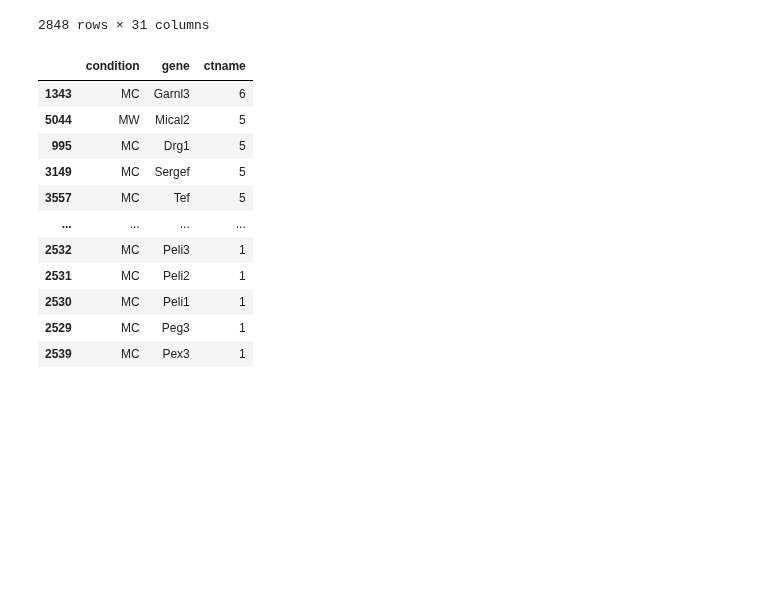
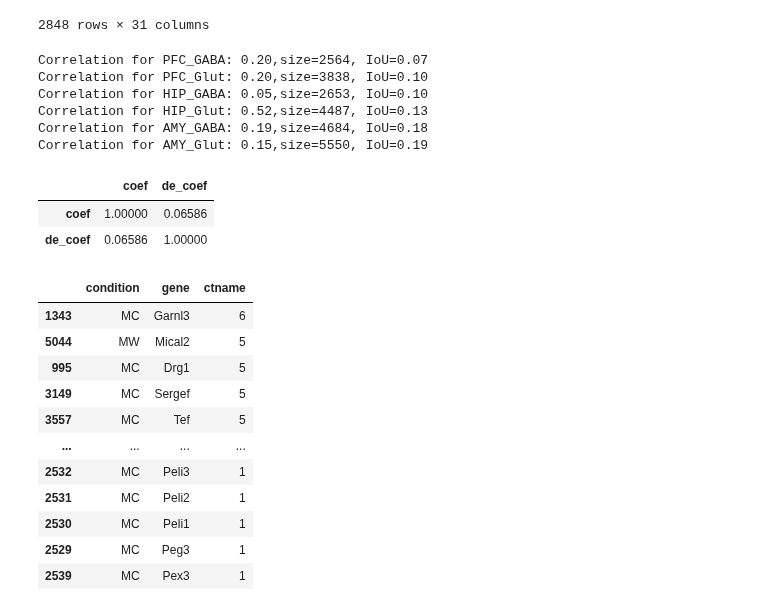
Before and after one commit to juychen/scmmd, a Jupyter notebook: 11testdegmethods.ipynb, the cells around one changed output. Cells and saved outputs as stored; diff of their text form; code cells hidden in the pictures; blank space fills up the shorter version.

```diff
--- a/11testdegmethods.ipynb
+++ b/11testdegmethods.ipynb
@@ -165,23 +179,33 @@ df_ct
 | 14355 | chr5:124355286-124355787 | stim | -0.145295 | 0.072719 | 4.998238e-02 | -0.167872 | 0.223998 | 0.473177 | ... |
 2848 rows × 31 columns
 # %%
-# df_degmast = df_mast_cov.merge(df_deg_select, how='inner', left_on=['ctname', 'condition', 'gene'], right_on=['ctname', 'condition', 'gene'], suffixes=('_atac', '_sc'))
-# for ctname in df_degmast.ctname.unique():
-#     df_ct = df_degmast[df_degmast.ctname == ctname]
-#     df_s_deg = df_deg[df_deg.ctname == ctname]
-#     df_s_dar = df_mast_cov[df_mast_cov.ctname == ctname]
-#     corr = df_ct[['coef', 'de_coef']].corr(method='pearson').iloc[0, 1]
-#     IoU = len(df_ct.drop_duplicates(['gene'])) / len(set(df_s_deg.gene).union(set(df_s_dar.gene)))
-#     print(f'Correlation for {ctname}: {corr:.2f},size={len(df_ct.drop_duplicates(subset=["gene"]))}, IoU={IoU:.2f}')
-#     row = pd.DataFrame({
-#         'ctname': ctname,
-#         'corr': corr,
-#         'IoU': IoU,
-#         'size': len(df_ct),
-#         'method': "mast"
-#     }, index=[0])
-#     df_result_all = pd.concat([df_result_all, row], ignore_index=True)
-# df_degmast[['coef','de_coef']].corr()
+df_degmast = df_mast_cov.merge(df_deg_select, how='inner', left_on=['ctname', 'condition', 'gene'], right_on=['ctname', 'condition', 'gene'], suffixes=('_atac', '_sc'))
+for ctname in df_degmast.ctname.unique():
+    df_ct = df_degmast[df_degmast.ctname == ctname]
+    df_s_deg = df_deg[df_deg.ctname == ctname]
+    df_s_dar = df_mast_cov[df_mast_cov.ctname == ctname]
+    corr = df_ct[['coef', 'de_coef']].corr(method='pearson').iloc[0, 1]
+    IoU = len(df_ct.drop_duplicates(['gene'])) / len(set(df_s_deg.gene).union(set(df_s_dar.gene)))
+    print(f'Correlation for {ctname}: {corr:.2f},size={len(df_ct.drop_duplicates(subset=["gene"]))}, IoU={IoU:.2f}')
+    row = pd.DataFrame({
+        'ctname': ctname,
+        'corr': corr,
+        'IoU': IoU,
+        'size': len(df_ct),
+        'method': "mast"
+    }, index=[0])
+    df_result_all = pd.concat([df_result_all, row], ignore_index=True)
+df_degmast[['coef','de_coef']].corr()
+# %% [output]
+Correlation for PFC_GABA: 0.20,size=2564, IoU=0.07
+Correlation for PFC_Glut: 0.20,size=3838, IoU=0.10
+Correlation for HIP_GABA: 0.05,size=2653, IoU=0.10
+Correlation for HIP_Glut: 0.52,size=4487, IoU=0.13
+Correlation for AMY_GABA: 0.19,size=4684, IoU=0.18
+Correlation for AMY_Glut: 0.15,size=5550, IoU=0.19
+|  | coef | de_coef |
+| coef | 1.00000 | 0.06586 |
+| de_coef | 0.06586 | 1.00000 |
 # %%
 
 df_memnto_cr_repeat = df_memento_cr.loc[df_memento_cr.ctname.isin(set(df_degmemento_cr.ctname)),['ctname','condition','gene']].groupby(['condition','gene']).nunique().reset_index()
```
Also changed, not shown: parts of 6 cells of this notebook, 5 other files.
